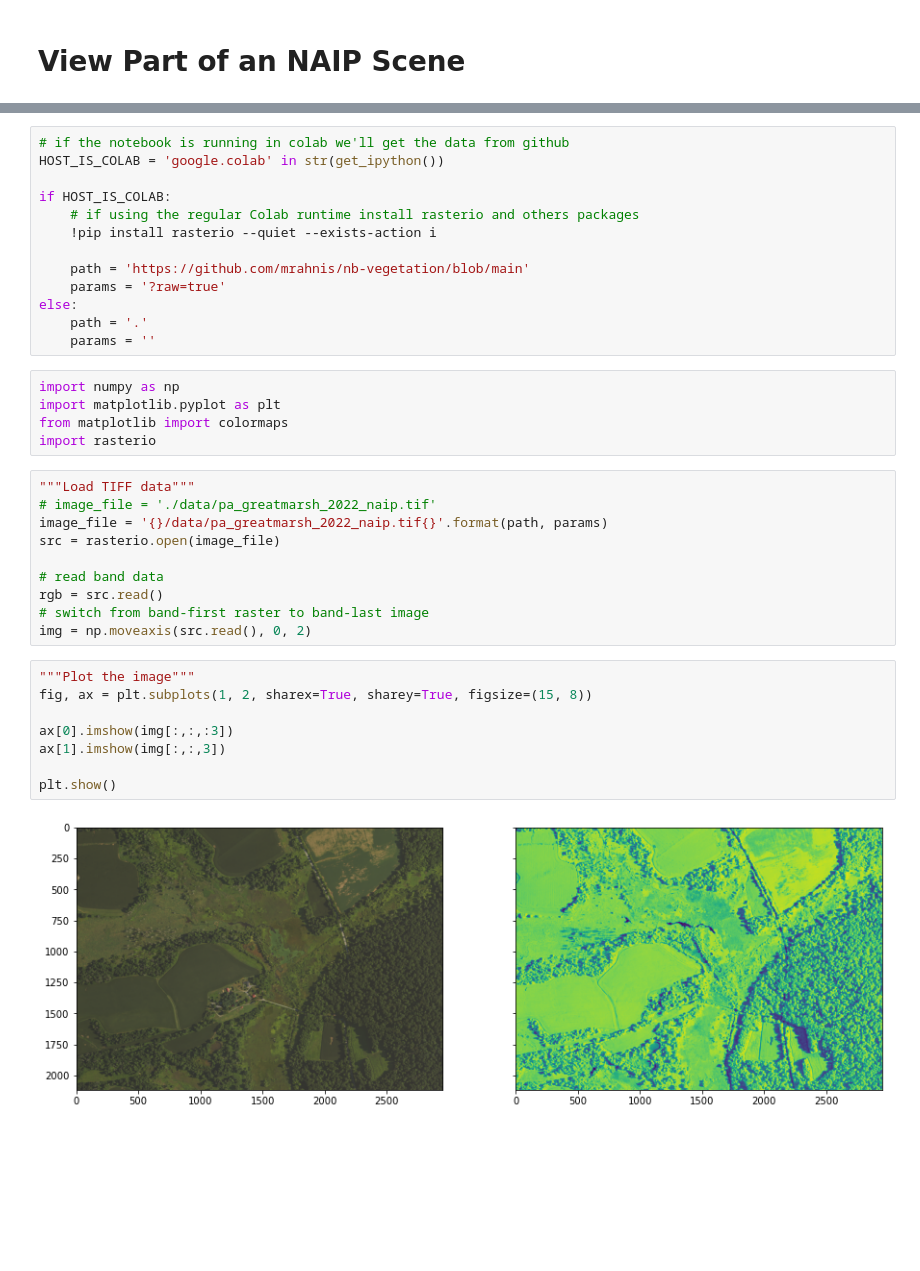
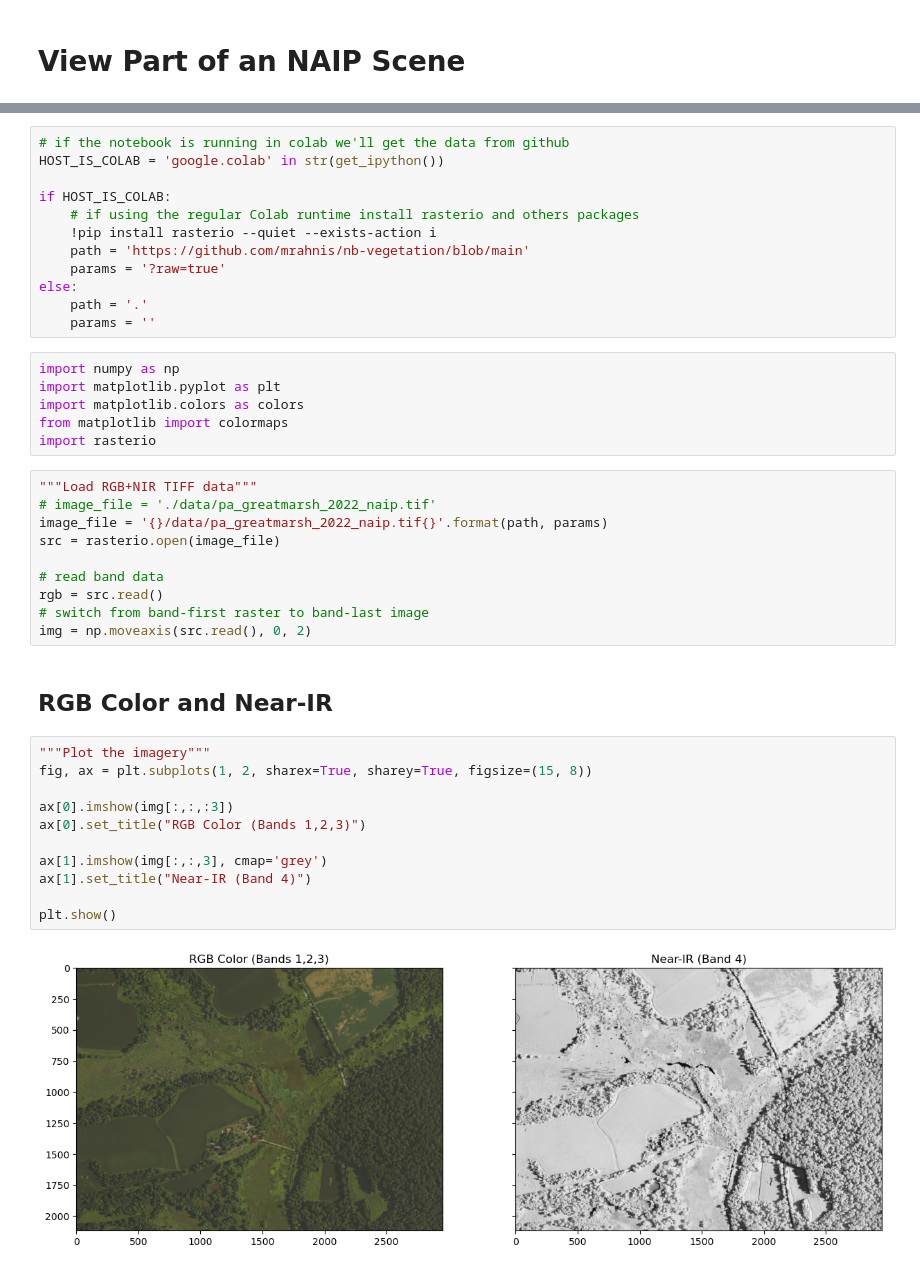
Before and after one commit to mrahnis/nb-vegetation, a Jupyter notebook: Veggie-View.ipynb, the cells around one changed output, grey strips where cells are left out. Saved outputs shown, nothing was run; the diff lists cells and outputs as text; blank space fills up the shorter version.

```diff
--- a/Veggie-View.ipynb
+++ b/Veggie-View.ipynb
@@ -9,7 +9,6 @@ HOST_IS_COLAB = 'google.colab' in str(get_ipython())
 if HOST_IS_COLAB:
     # if using the regular Colab runtime install rasterio and others packages
     !pip install rasterio --quiet --exists-action i
-
     path = 'https://github.com/mrahnis/nb-vegetation/blob/main'
     params = '?raw=true'
 else:
@@ -18,10 +17,11 @@ else:
 # %%
 import numpy as np
 import matplotlib.pyplot as plt
+import matplotlib.colors as colors
 from matplotlib import colormaps
 import rasterio
 # %%
-"""Load TIFF data"""
+"""Load RGB+NIR TIFF data"""
 # image_file = './data/pa_greatmarsh_2022_naip.tif'
 image_file = '{}/data/pa_greatmarsh_2022_naip.tif{}'.format(path, params)
 src = rasterio.open(image_file)
@@ -30,13 +30,18 @@ src = rasterio.open(image_file)
 rgb = src.read()
 # switch from band-first raster to band-last image
 img = np.moveaxis(src.read(), 0, 2)
+# %% [markdown]
+## RGB Color and Near-IR
 # %%
-"""Plot the image"""
+"""Plot the imagery"""
 fig, ax = plt.subplots(1, 2, sharex=True, sharey=True, figsize=(15, 8))
 
 ax[0].imshow(img[:,:,:3])
-ax[1].imshow(img[:,:,3])
+ax[0].set_title("RGB Color (Bands 1,2,3)")
+
+ax[1].imshow(img[:,:,3], cmap='grey')
+ax[1].set_title("Near-IR (Band 4)")
 
 plt.show()
 # %% [output]
-[figure, old version]
+[figure, new version]
```
Also changed, not shown: parts of 10 cells of this notebook, 1 other file.
